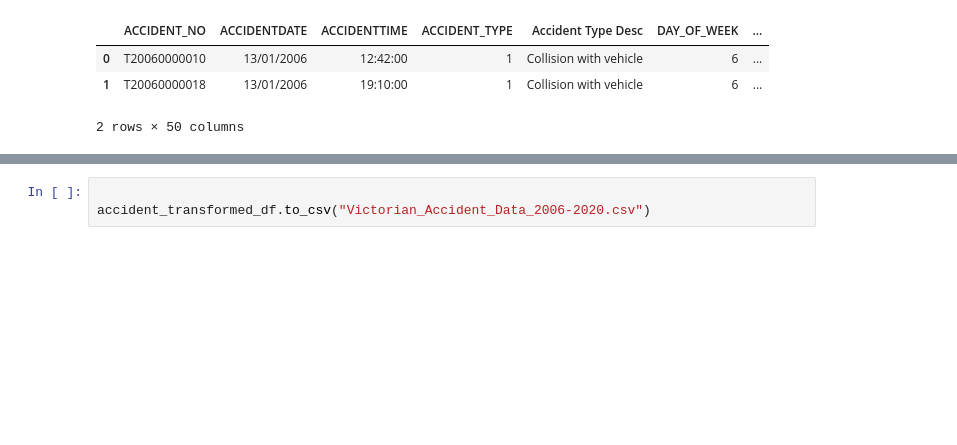
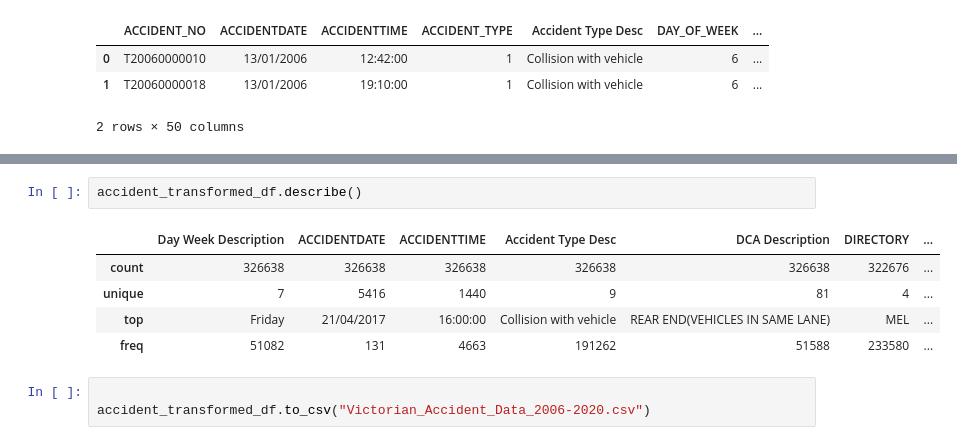
Before and after one commit to Stu-Vic/ETL-Project, a Jupyter notebook: ETL.ipynb, the cells around one changed output, grey strips where cells are left out. Cells and saved outputs as stored; diff of their text form; blank space fills up the shorter version.

```diff
--- a/ETL.ipynb
+++ b/ETL.ipynb
@@ -68,3 +232,11 @@ accident_transformed_df.head()
+# %%
+accident_transformed_df.describe()
+# %% [output]
+|  | Day Week Description | ACCIDENTDATE | ACCIDENTTIME | Accident Type Desc | DCA Description | DIRECTORY | ... |
+| count | 326638 | 326638 | 326638 | 326638 | 326638 | 322676 | ... |
+| unique | 7 | 5416 | 1440 | 9 | 81 | 4 | ... |
+| top | Friday | 21/04/2017 | 16:00:00 | Collision with vehicle | REAR END(VEHICLES IN SAME LANE) | MEL | ... |
+| freq | 51082 | 131 | 4663 | 191262 | 51588 | 233580 | ... |
 # %%
 
 accident_transformed_df.to_csv("Victorian_Accident_Data_2006-2020.csv")
```
Also changed, not shown: parts of 12 cells of this notebook.
